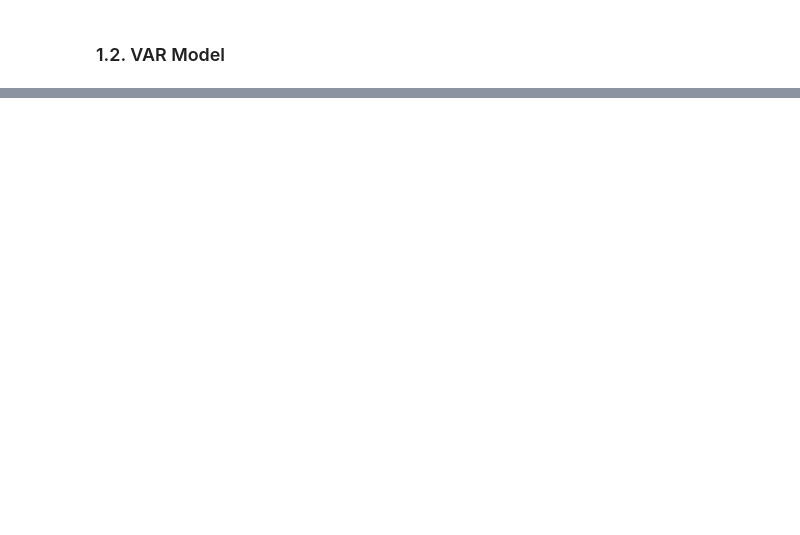
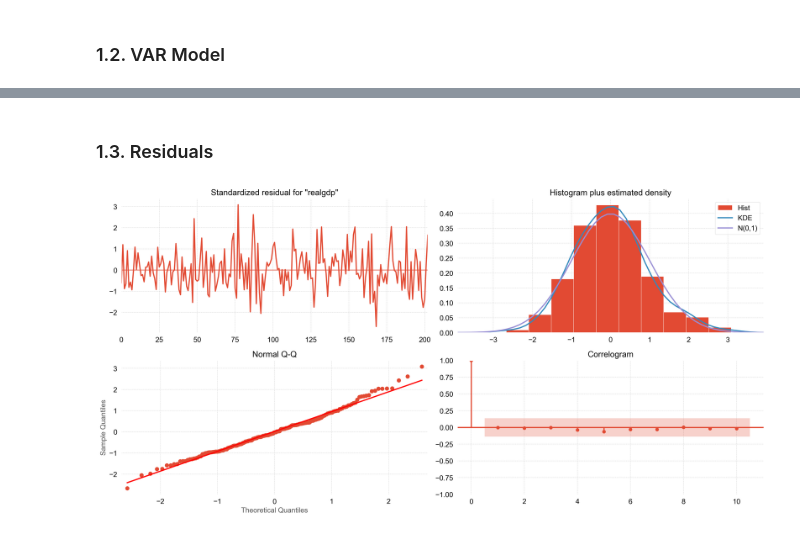
Before and after one commit to caiocasagrande/US_macroeconomic, a Jupyter notebook: notebooks/macroeconomic_varmax_analysis.ipynb, the cells around one changed output, grey strips where cells are left out. Cells and saved outputs as stored; diff of their text form; code cells hidden in the pictures; blank space fills up the shorter version.

Commit message:
Update VARMAX concluded

```diff
--- a/notebooks/macroeconomic_varmax_analysis.ipynb
+++ b/notebooks/macroeconomic_varmax_analysis.ipynb
@@ -195,2 +196,9 @@ Critical Values:
 # %% [markdown]
 ### 1.2. VAR Model
+# %%
+# Endogenous variables
+endog = macro_data[['realgdp', 'realcons']]
+
+# Optimize VAR Model
+result_df = optimize_VAR(endog)
+result_df
@@ -196,0 +220,8 @@ Critical Values:
+# %%
+# Calculating best model based on previous result
+best_model = VARMAX(endog, order=(13, 0))
+
+best_model_result = best_model.fit(dips=False)
+
+# Printing best model result
+print(best_model_result.summary())
@@ -196,0 +246,11 @@ Critical Values:
+# %% [markdown]
+### 1.3. Residuals
+# %%
+# Residuals diagnostics
+fig = best_model_result.plot_diagnostics()
+
+# Customize
+fig.set_size_inches(16, 8)
+plt.tight_layout()
+# %% [output]
+[figure, added]
```
Also changed, not shown: parts of 21 cells of this notebook.
